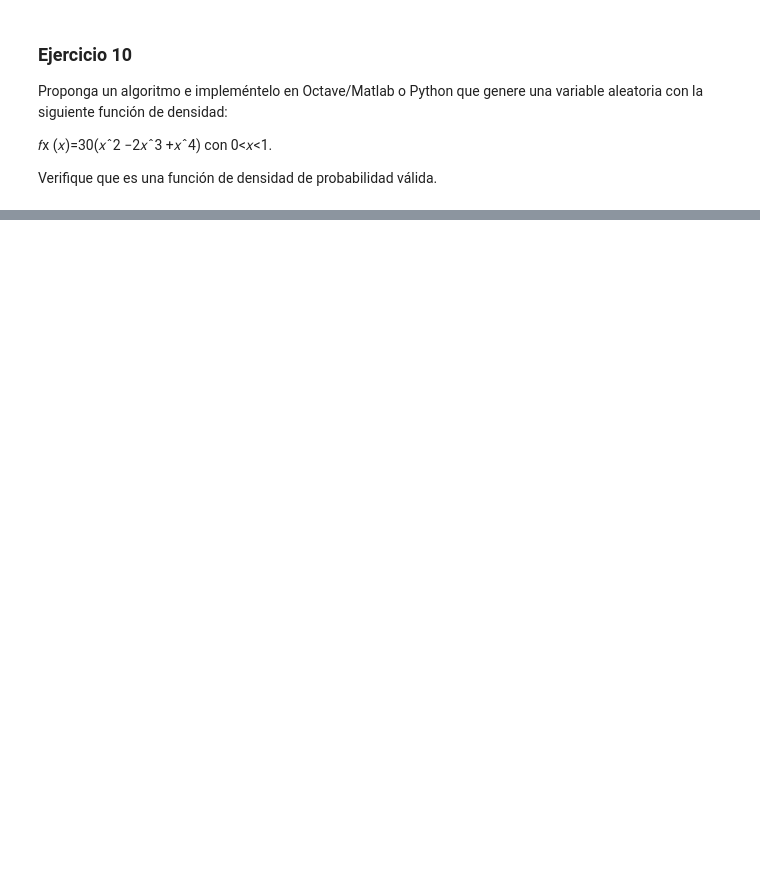
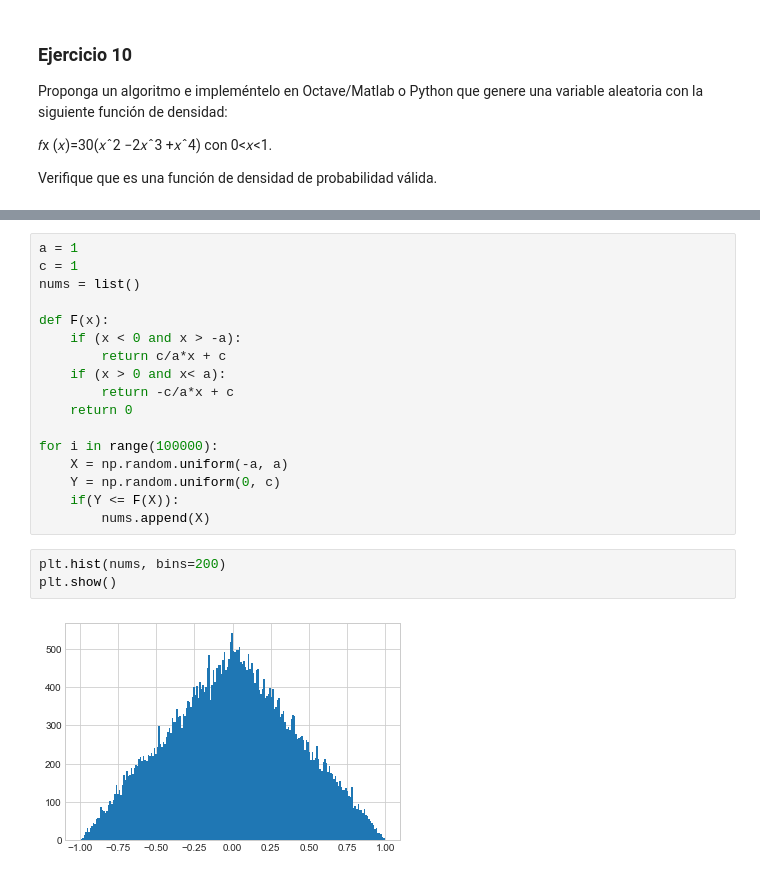
Before and after one commit to victorbravoarroyo/Simulacion, a Jupyter notebook: guias-resueltas/Guia2-Resuelta.ipynb, the cells around one changed output, grey strips where cells are left out. Saved outputs shown, nothing was run; the diff lists cells and outputs as text; blank space fills up the shorter version.

```diff
--- a/guias-resueltas/Guia2-Resuelta.ipynb
+++ b/guias-resueltas/Guia2-Resuelta.ipynb
@@ -395,0 +442,22 @@ Verifique que es una función de densidad de probabilidad válida.
+# %%
+a = 1
+c = 1
+nums = list()
+
+def F(x):
+    if (x < 0 and x > -a):
+        return c/a*x + c
+    if (x > 0 and x< a):
+        return -c/a*x + c
+    return 0
+
+for i in range(100000):
+    X = np.random.uniform(-a, a)
+    Y = np.random.uniform(0, c)
+    if(Y <= F(X)):
+        nums.append(X)
+# %%
+plt.hist(nums, bins=200)
+plt.show()
+# %% [output]
+[figure, added]
```
Also changed, not shown: parts of 26 cells of this notebook.
